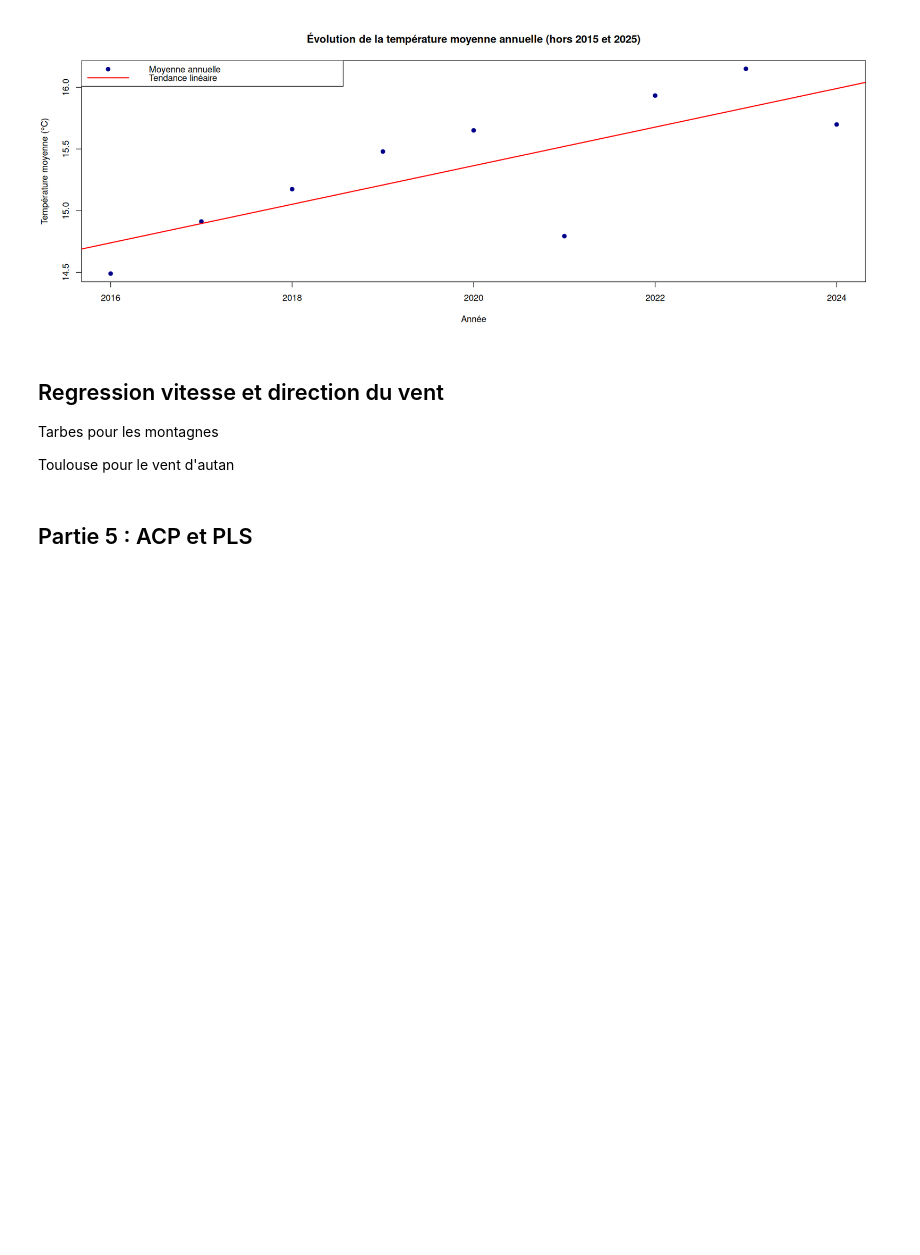
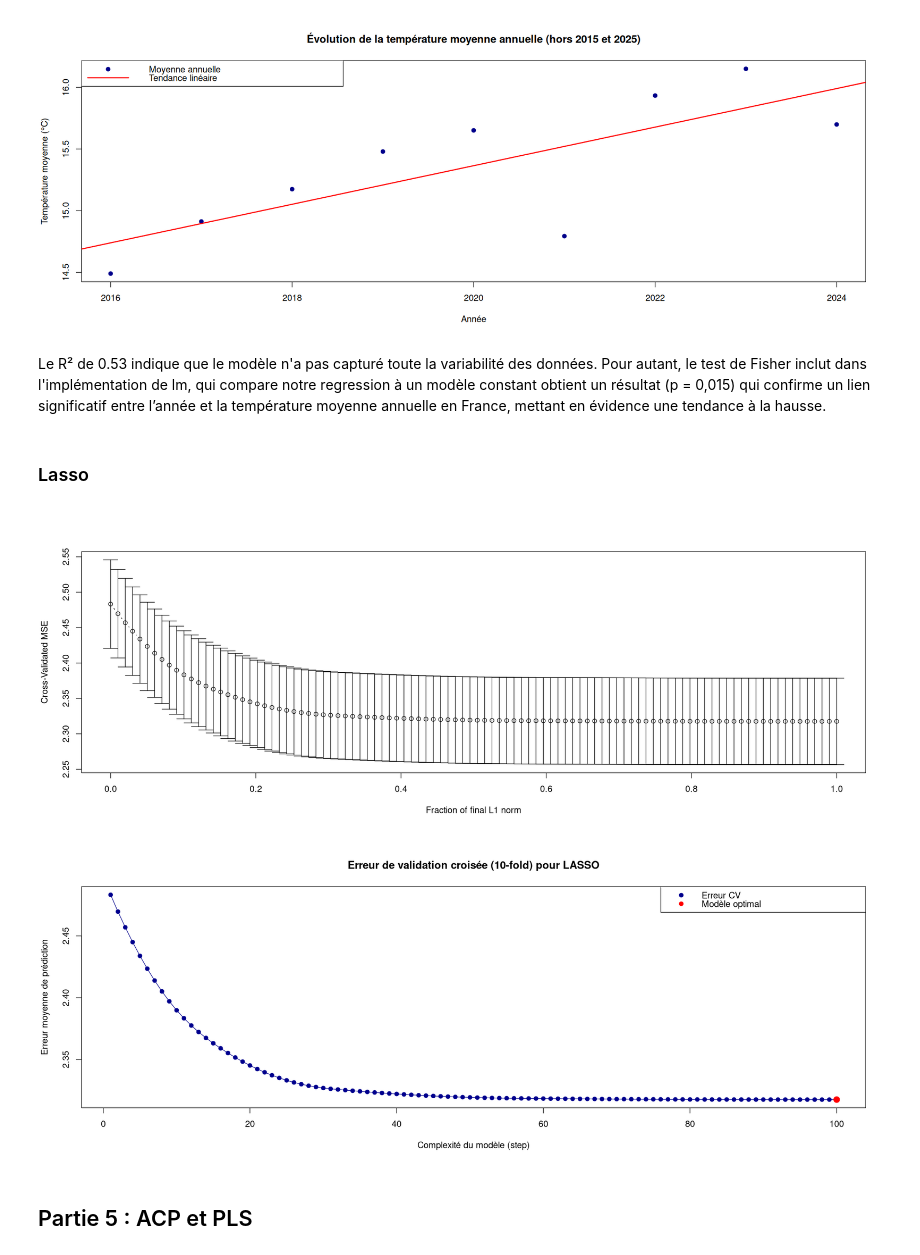
Before and after one commit to alextonon/BE_R, a Jupyter notebook: BE_final.ipynb, the cells around one changed output. Drawn from its saved outputs; the diff is of its cells as text; code cells hidden in the pictures; blank space fills up the shorter version.

Commit message:
tonon poursuite travail pt4 et correction de la partie tests (j'iame bof)

```diff
--- a/BE_final.ipynb
+++ b/BE_final.ipynb
@@ -745,12 +734,55 @@ Residual standard error: 0.3804 on 7 degrees of freedom
 Multiple R-squared:  0.5917,    Adjusted R-squared:  0.5334
 F-statistic: 10.14 on 1 and 7 DF,  p-value: 0.01538
 [figure]
-# %% [markdown]
-## Regression vitesse et direction du vent
-
-Tarbes pour les montagnes
-
-Toulouse pour le vent d'autan
+# %% [markdown]
+Le R² de 0.53 indique que le modèle n'a pas capturé toute la variabilité des données. Pour autant, le test de Fisher inclut dans l'implémentation de lm, qui compare notre regression à un modèle constant obtient un résultat (p = 0,015) qui confirme un lien significatif entre l’année et la température moyenne annuelle en France, mettant en évidence une tendance à la hausse.
+# %% [markdown]
+### Lasso
+# %%
+library(lars)
+
+cols_basics <- c(
+  "Pression.au.niveau.mer",
+  "Direction.du.vent.moyen.10.mn",
+  "Vitesse.du.vent.moyen.10.mn",
+  "Température",
+  "Humidité",
+  "Visibilité.horizontale",
+  "Pression.station",
+  "Rafale.sur.les.10.dernières.minutes",
+  "Altitude",
+  "Précipitations.dans.les.3.dernières.heures"
+)
+
+# Sous-dataframe
+df_sub <- df[, cols_basics]
+
+# Conversion en numérique + nettoyage
+df_sub <- data.frame(lapply(df_sub, function(x) as.numeric(as.character(x))))
+df_sub <- na.omit(df_sub)
+
+# Variables explicatives (X) et cible (y)
+X <- as.matrix(df_sub[, !names(df_sub) %in% "Précipitations.dans.les.3.dernières.heures"])
+y <- df_sub$Précipitations.dans.les.3.dernières.heures
+
+# LASSO
+model_lasso <- lars(X, y, type = "lasso")
+
+# Validation croisée k-fold (par défaut K=10, tu peux changer)
+set.seed(123)  # reproductibilité
+cv_lasso <- cv.lars(X, y, K = 10, type = "lasso")
+
+# Plot des erreurs de CV
+plot(cv_lasso$cv, type = "o", pch = 19, col = "darkblue",
+     main = "Erreur de validation croisée (10-fold) pour LASSO",
+     xlab = "Complexité du modèle (step)",
+     ylab = "Erreur moyenne de prédiction")
+points(which.min(cv_lasso$cv), min(cv_lasso$cv), col = "red", pch = 19, cex = 1.5)
+legend("topright", legend = c("Erreur CV", "Modèle optimal"),
+       col = c("darkblue", "red"), pch = 19)
+# %% [output]
+[figure, added]
+[figure, added]
 # %% [markdown]
 ## Partie 5 : ACP et PLS
 # %% [markdown]
```
Also changed, not shown: parts of 5 cells of this notebook, 1 other file.
